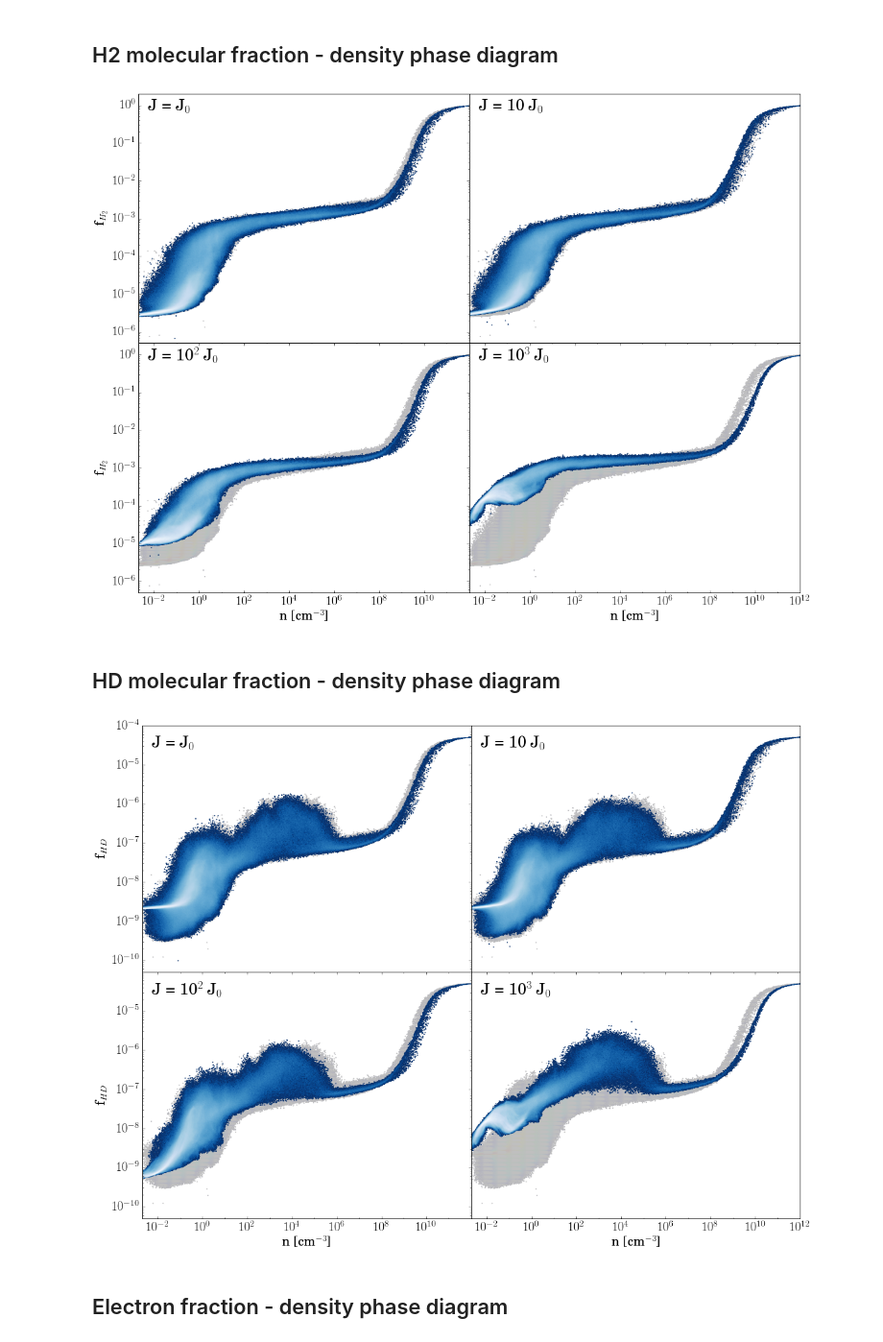
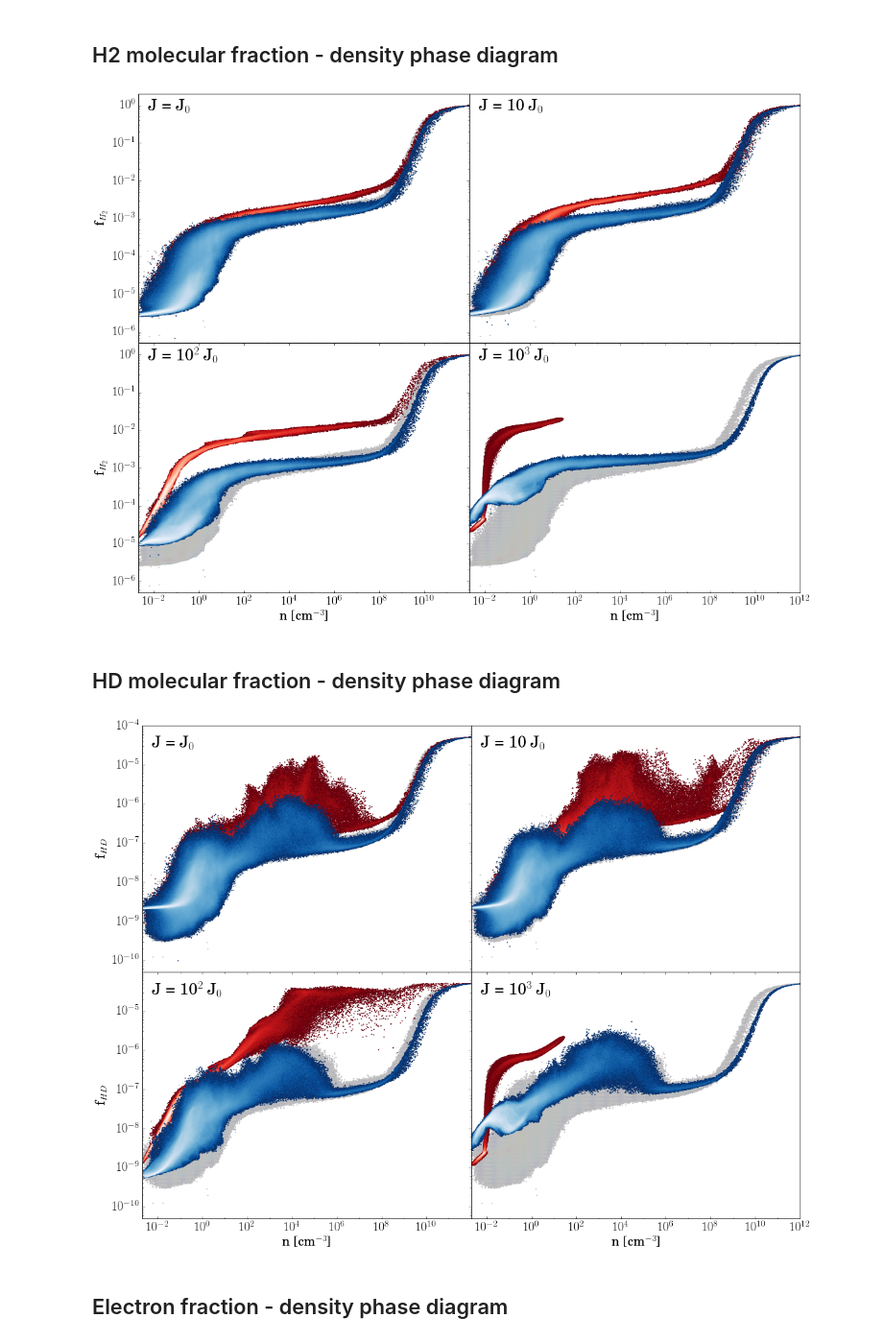
Before and after one commit to hummel/xray_notebooks, a Jupyter notebook: Phase Plots.ipynb, the cells around one changed output. Shown at 96% size. Saved outputs shown, nothing was run; the diff lists cells and outputs as text; code cells hidden in the pictures.

Commit message:
Show shielded and unshielded results in same plot.

```diff
--- a/Phase Plots.ipynb
+++ b/Phase Plots.ipynb
@@ -28,7 +33,7 @@ name = ['vanilla', 'xr_tau_J0', 'xr_tau_J1', 'xr_tau_J2', 'xr_tau_J3']
 #n0, n1, n2, n3, tag = 100, 102, 202, 135, '_z26'
 #n0, n1, n2, n3, tag = 615, 609, 236, 277, ''
 #n0, n1, n2, n3, tag = 355, 269, 201, 200, '_t0'
-n0, n1, n2, n3, n4, tag = 355, 306, 327, 271, 235, '_tau0'
+nV, n0, n1, n2, n3, n4, n5, n6, n7, tag = 355, 306, 327, 271, 235, 269, 201, 200, 112, '_tau0'
 #n0, n1, n2, n3, tag = 665, 575, 502, 501, '_t1k'
 #n0, n1, n2, n3, tag = 974, 880, 802, 800, '_t2k'
 #n0, n1, n2, n3, tag = 1128, 1032, 951, 950, '_t2500'
@@ -36,3 +41,4 @@ n0, n1, n2, n3, n4, tag = 355, 306, 327, 271, 235, '_tau0'
 #n0, n1, n2, n3, tag = 1437, 1337, 1251, 1250, '_t3500'
 #n0, n1, n2, n3, tag = 1592, 1489, 1401, 1400, '_t4k'
 #n0, n1, n2, n3, tag = 1900, 1794, 1701, 1700, '_t5k'
+ns = [nV, n0, n1, n2, n3, n4, n5, n6, n7]
@@ -65,0 +45,6 @@ Warning: Not Re-centering particle Velocities!
+# %%
+snaps = {}
+for i, (sim, n) in enumerate(zip(sims, ns)):
+    s = sim.load_snapshot(n, 'ndensity', 'temp', 'h2frac', 'HDfrac', 'electron_frac')#, 'coordinates')#,stride=1e5)
+    s.gas.cleanup('ndensity', 'temp', 'h2frac', 'HDfrac', 'electron_frac')#, 'coordinates')
+    snaps[name[i]] = s
@@ -66,3 +69,6 @@ Warning: Not Re-centering particle Velocities!
 # %% [markdown]
 ## Density - Temperature phase diagram
+# %%
+shielded = [snaps[i] for i in name[1:5]]
+unshielded = [snaps[i] for i in name[5:]]
 # %%
@@ -93,16 +98,16 @@ fig.savefig('figures/phase_diagrams/temp'+tag+'.png', bbox_inches='tight')
 # %% [markdown]
 ## H2 molecular fraction - density phase diagram
 # %%
-fig = plt.figure(3, figsize=(16,12))
-ax0 = fig.add_subplot(221)
-ax1 = fig.add_subplot(222)
-ax2 = fig.add_subplot(223)
-ax3 = fig.add_subplot(224)
-for i, (ax, snap) in enumerate([(ax0,snap1), (ax1,snap2), (ax2,snap3), (ax3,snap4)]):
-    ax = pyGadget.multiplot.Phase.h2frac(snapV,ax, rasterized=True, color='.75')
-    ax = pyGadget.multiplot.Phase.h2frac(snap,ax, rasterized=True, cmap=plt.cm.Blues_r)
+fig,axes = plt.subplots(2, 2, figsize=(16,12))
+axes = axes.flatten()
+sV = snaps['vanilla']
+for i, (ax, s1,s2) in enumerate(zip(axes,unshielded,shielded)):
+    ax = pyGadget.multiplot.Phase.h2frac(sV, ax, rasterized=True, color='.75')
+    ax = pyGadget.multiplot.Phase.h2frac(s1,ax, rasterized=True, cmap=plt.cm.Reds_r)
+    ax = pyGadget.multiplot.Phase.h2frac(s2,ax, rasterized=True, cmap=plt.cm.Blues_r)
     ax.text(.03,.97, simname[name[i+1]], ha='left', va='top', size=25, transform=ax.transAxes)
 
+ax0,ax1,ax2,ax3 = axes
 ax0.xaxis.set_visible(False)
 ax1.xaxis.set_visible(False)
 ax1.yaxis.set_visible(False)
@@ -113,32 +118,32 @@ ax3.set_xticks((1e-2,1e0,1e2,1e4,1e6,1e8,1e10,1e12))
 plt.tight_layout(w_pad=0.0,h_pad=0.0)
 fig.savefig('figures/phase_diagrams/H2'+tag+'.png', bbox_inches='tight')
 # %% [output]
-[figure, old version]
+[figure, new version]
 # %% [markdown]
 ## HD molecular fraction - density phase diagram
 # %%
-fig = plt.figure(3, figsize=(16,12))
-ax0 = fig.add_subplot(221)
-ax1 = fig.add_subplot(222)
-ax2 = fig.add_subplot(223)
-ax3 = fig.add_subplot(224)
-for i, (ax, snap) in enumerate([(ax0,snap1), (ax1,snap2), (ax2,snap3), (ax3,snap4)]):
-    ax = pyGadget.multiplot.Phase.HDfrac(snapV,ax, rasterized=True, color='.75')
-    ax = pyGadget.multiplot.Phase.HDfrac(snap,ax, rasterized=True, cmap=plt.cm.Blues_r)
+fig,axes = plt.subplots(2, 2, figsize=(16,12))
+axes = axes.flatten()
+sV = snaps['vanilla']
+for i, (ax, s1,s2) in enumerate(zip(axes,unshielded,shielded)):
+    ax = pyGadget.multiplot.Phase.HDfrac(sV, ax, rasterized=True, color='.75')
+    ax = pyGadget.multiplot.Phase.HDfrac(s1,ax, rasterized=True, cmap=plt.cm.Reds_r)
+    ax = pyGadget.multiplot.Phase.HDfrac(s2,ax, rasterized=True, cmap=plt.cm.Blues_r)
     ax.text(.03,.95, simname[name[i+1]], ha='left', va='top', size=25, transform=ax.transAxes)
 
+ax0,ax1,ax2,ax3 = axes
 ax0.xaxis.set_visible(False)
 ax1.xaxis.set_visible(False)
 ax1.yaxis.set_visible(False)
 ax3.yaxis.set_visible(False)
 ax2.set_xticks((1e-2,1e0,1e2,1e4,1e6,1e8,1e10))
 ax3.set_xticks((1e-2,1e0,1e2,1e4,1e6,1e8,1e10,1e12))
 ax2.set_yticks((1e-10,1e-9,1e-8,1e-7,1e-6,1e-5))
 
 plt.tight_layout(w_pad=0.0,h_pad=0.0)
 fig.savefig('figures/phase_diagrams/HD'+tag+'.png', bbox_inches='tight')
 # %% [output]
-[figure, old version]
+[figure, new version]
 # %% [markdown]
 ## Electron fraction - density phase diagram
 # %%
```
Also changed, not shown: parts of 6 cells of this notebook.
